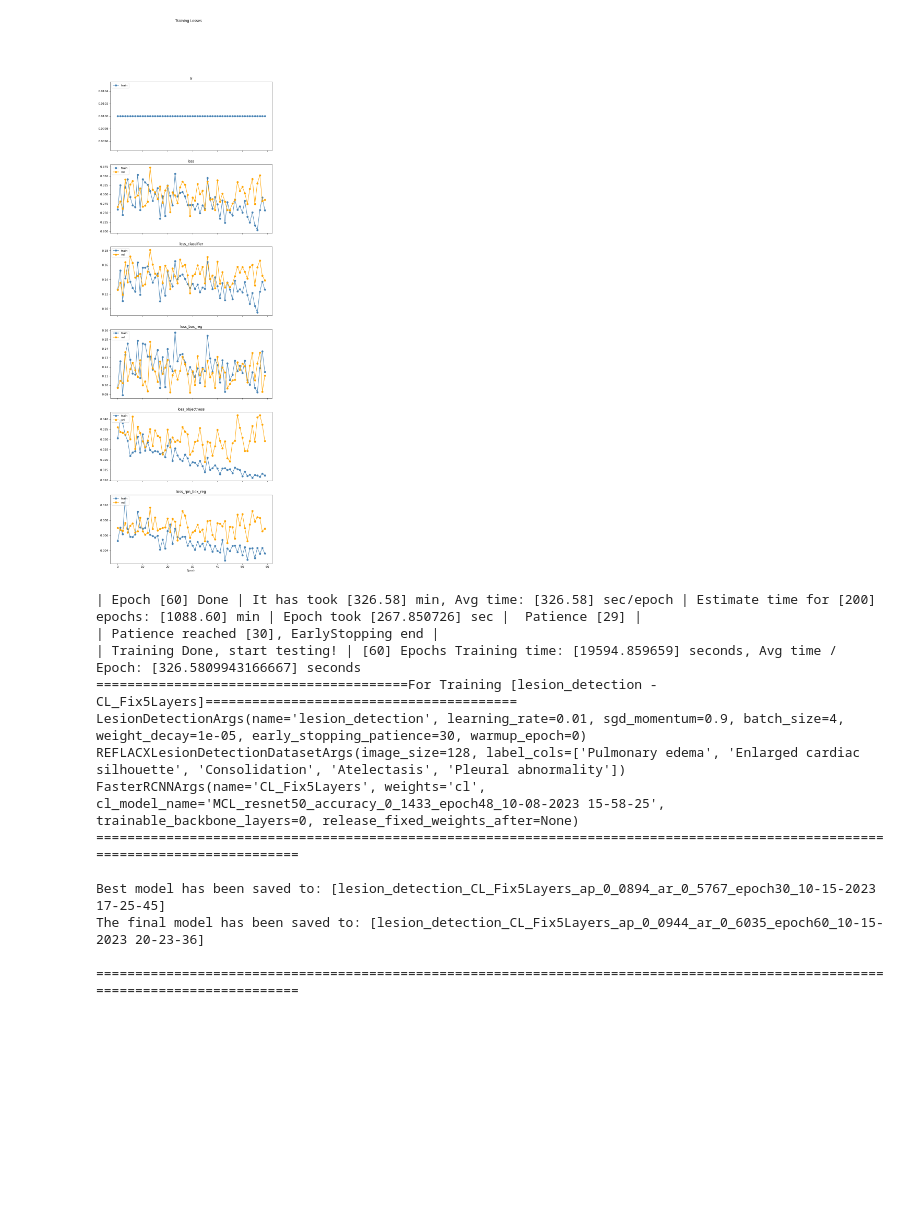
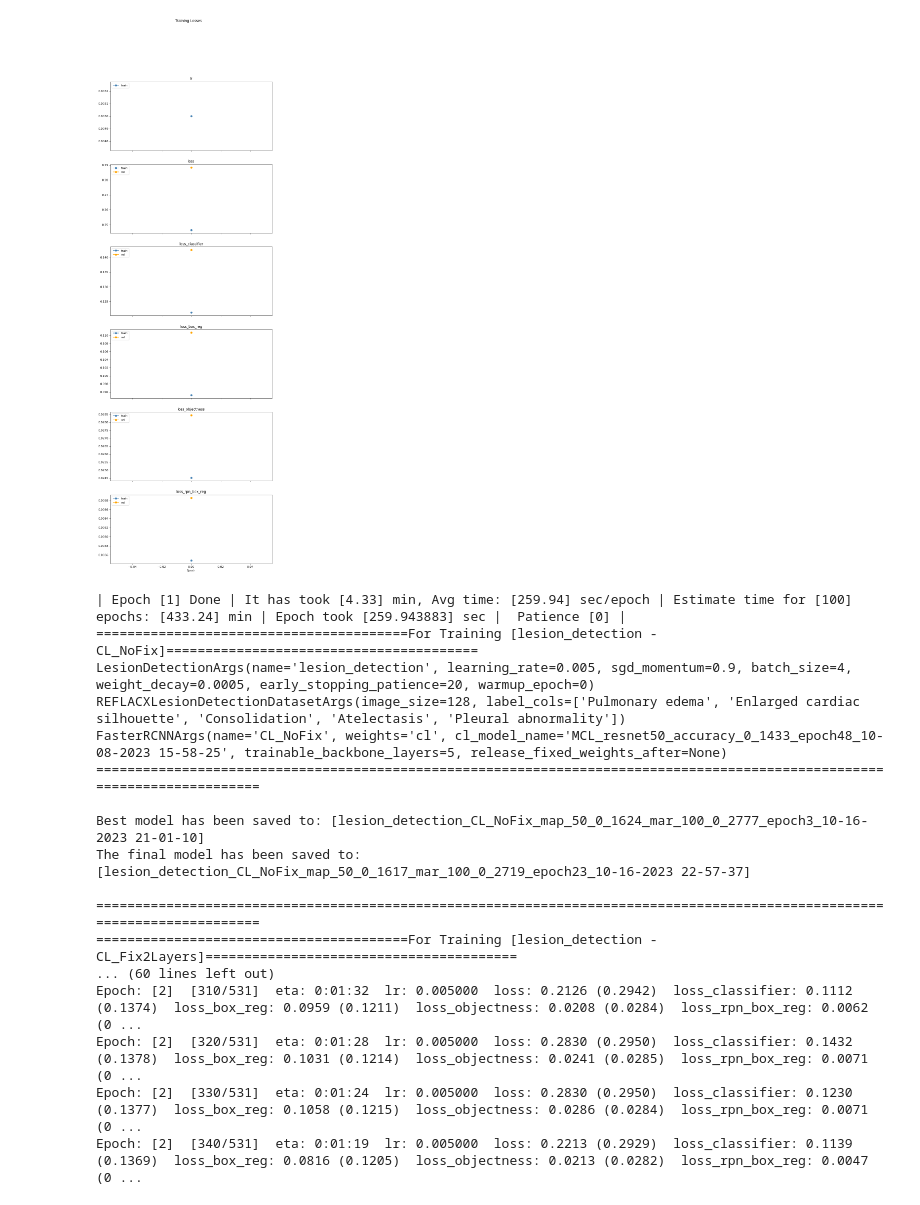
Before and after one commit to ChihchengHsieh/mutlimodal-contrastive-learning, a Jupyter notebook: [downstream] lesion_detection-faster-rcnn.ipynb, the cells around one changed output. Saved outputs shown, nothing was run; the diff lists cells and outputs as text; code cells hidden in the pictures; blank space fills up the shorter version.

```diff
--- a/[downstream] lesion_detection-faster-rcnn.ipynb
+++ b/[downstream] lesion_detection-faster-rcnn.ipynb
@@ -134,5 +166,5 @@ configs = [
 # %%
-num_epochs = 200  # 200
+num_epochs = 100  # 200
 train_infos: list[TrainingInfo] = []
 # %%
 from utils.train import set_weights_trainable
@@ -154,6 +186,11 @@ for config in configs:
     backbone = load_backbone(config, device)
     model.backbone = backbone
     model.to(device)
+
+    param_dict = {}
+    for n, p in model.named_parameters():
+        param_dict.update({n: {"#params":p.nelement()}})
+    display(pd.DataFrame(param_dict).transpose().sort_values("#params", ascending=False).head(20))
 
     dataset_args = {
         "df_path": os.path.join('spreadsheets', "reflacx.csv"),
@@ -210,58 +247,69 @@ for config in configs:
         train_info.train_losses.append(train_logger.get_data())
         model.eval()
 
+
         val_logger, val_evaluator = evaluate(
             model=model,
             data_loader=val_dataloader,
             device=device,
             return_evaluator=True,
         )
+        performance_dict = val_evaluator.compute()
+        performance_dict = {
+            "map_50" : performance_dict['map_50'].item(),
+            "mar_100" : performance_dict['mar_100'].item(),
+        }
+
 
         train_info.val_losses.append(val_logger.get_data())
         clear_output()
         plot_losses(
             train_info.train_losses,
             train_info.val_losses,
         )
         epoch_end_print(train_info, early_stopper, num_epochs)
 
         if early_stopper and train_info.epoch > config.training.warmup_epoch:
             train_info = check_best(
                 train_info=train_info,
                 model=model,
                 optimiser=optimiser,
-                val_evaluator=val_evaluator,
+                performance_dict=performance_dict,
             )
             to_stop = early_stopper.early_stop(
                 train_info.val_losses[-1]['loss'])
             if to_stop:
                 print(
                     f"| Patience reached [{early_stopper.counter}], EarlyStopping end |")
                 break
 
     train_info = end_train(
         train_info=train_info,
         model=model,
         optimiser=optimiser,
-        val_evaluator=val_evaluator,
+        performance_dict=performance_dict,
     )
 
     train_infos.append(train_info)
 # %% [output]
-[figure, old version]
+[figure, new version]
-| Epoch [60] Done | It has took [326.58] min, Avg time: [326.58] sec/epoch | Estimate time for [200] epochs: [1088.60] min | Epoch took [267.850726] sec |  Patience [29] |
-| Patience reached [30], EarlyStopping end |
-| Training Done, start testing! | [60] Epochs Training time: [19594.859659] seconds, Avg time / Epoch: [326.5809943166667] seconds
-========================================For Training [lesion_detection - CL_Fix5Layers]========================================
-LesionDetectionArgs(name='lesion_detection', learning_rate=0.01, sgd_momentum=0.9, batch_size=4, weight_decay=1e-05, early_stopping_patience=30, warmup_epoch=0)
+| Epoch [1] Done | It has took [4.33] min, Avg time: [259.94] sec/epoch | Estimate time for [100] epochs: [433.24] min | Epoch took [259.943883] sec |  Patience [0] |
+========================================For Training [lesion_detection - CL_NoFix]========================================
+LesionDetectionArgs(name='lesion_detection', learning_rate=0.005, sgd_momentum=0.9, batch_size=4, weight_decay=0.0005, early_stopping_patience=20, warmup_epoch=0)
 REFLACXLesionDetectionDatasetArgs(image_size=128, label_cols=['Pulmonary edema', 'Enlarged cardiac silhouette', 'Consolidation', 'Atelectasis', 'Pleural abnormality'])
-FasterRCNNArgs(name='CL_Fix5Layers', weights='cl', cl_model_name='MCL_resnet50_accuracy_0_1433_epoch48_10-08-2023 15-58-25', trainable_backbone_layers=0, release_fixed_weights_after=None)
-===============================================================================================================================
+FasterRCNNArgs(name='CL_NoFix', weights='cl', cl_model_name='MCL_resnet50_accuracy_0_1433_epoch48_10-08-2023 15-58-25', trainable_backbone_layers=5, release_fixed_weights_after=None)
+==========================================================================================================================
 
-Best model has been saved to: [lesion_detection_CL_Fix5Layers_ap_0_0894_ar_0_5767_epoch30_10-15-2023 17-25-45]
-The final model has been saved to: [lesion_detection_CL_Fix5Layers_ap_0_0944_ar_0_6035_epoch60_10-15-2023 20-23-36]
+Best model has been saved to: [lesion_detection_CL_NoFix_map_50_0_1624_mar_100_0_2777_epoch3_10-16-2023 21-01-10]
+The final model has been saved to: [lesion_detection_CL_NoFix_map_50_0_1617_mar_100_0_2719_epoch23_10-16-2023 22-57-37]
 
-===============================================================================================================================
+==========================================================================================================================
+========================================For Training [lesion_detection - CL_Fix2Layers]========================================
+... (60 lines left out)
+Epoch: [2]  [310/531]  eta: 0:01:32  lr: 0.005000  loss: 0.2126 (0.2942)  loss_classifier: 0.1112 (0.1374)  loss_box_reg: 0.0959 (0.1211)  loss_objectness: 0.0208 (0.0284)  loss_rpn_box_reg: 0.0062 (0 ...
+Epoch: [2]  [320/531]  eta: 0:01:28  lr: 0.005000  loss: 0.2830 (0.2950)  loss_classifier: 0.1432 (0.1378)  loss_box_reg: 0.1031 (0.1214)  loss_objectness: 0.0241 (0.0285)  loss_rpn_box_reg: 0.0071 (0 ...
+Epoch: [2]  [330/531]  eta: 0:01:24  lr: 0.005000  loss: 0.2830 (0.2950)  loss_classifier: 0.1230 (0.1377)  loss_box_reg: 0.1058 (0.1215)  loss_objectness: 0.0286 (0.0284)  loss_rpn_box_reg: 0.0071 (0 ...
+Epoch: [2]  [340/531]  eta: 0:01:19  lr: 0.005000  loss: 0.2213 (0.2929)  loss_classifier: 0.1139 (0.1369)  loss_box_reg: 0.0816 (0.1205)  loss_objectness: 0.0213 (0.0282)  loss_rpn_box_reg: 0.0047 (0 ...
 # %%
 for t in train_infos :
     print(t)
```
Also changed, not shown: parts of 7 cells of this notebook, 10 other files.
